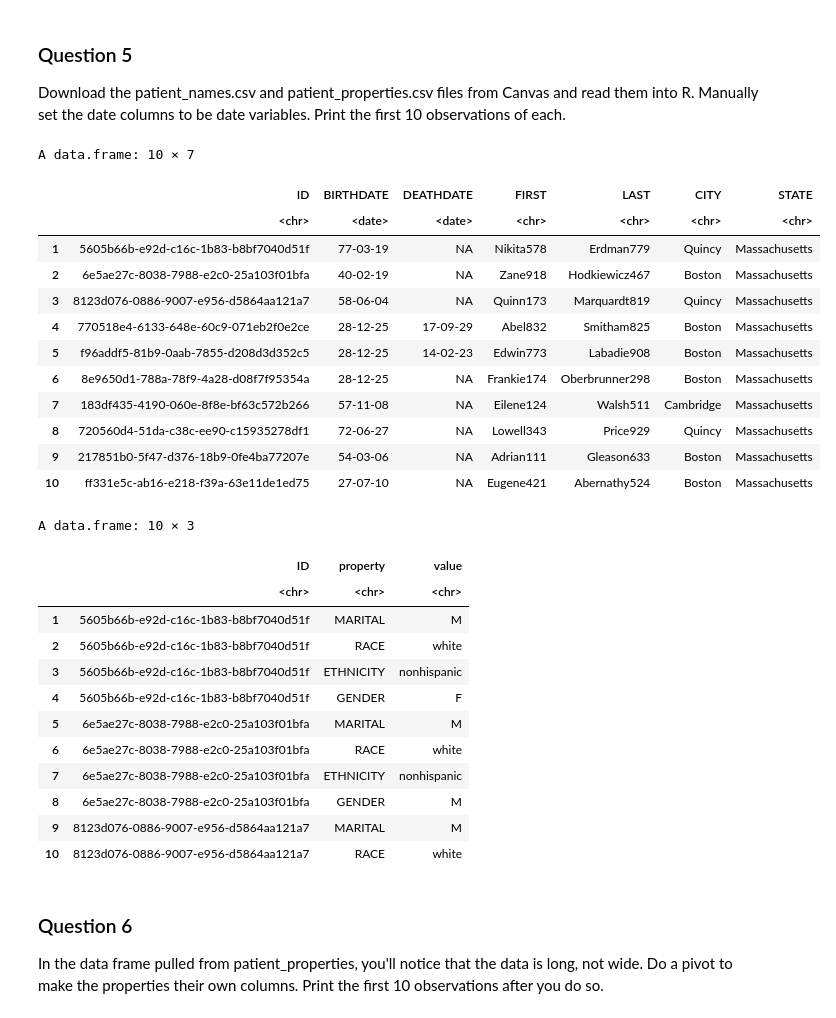
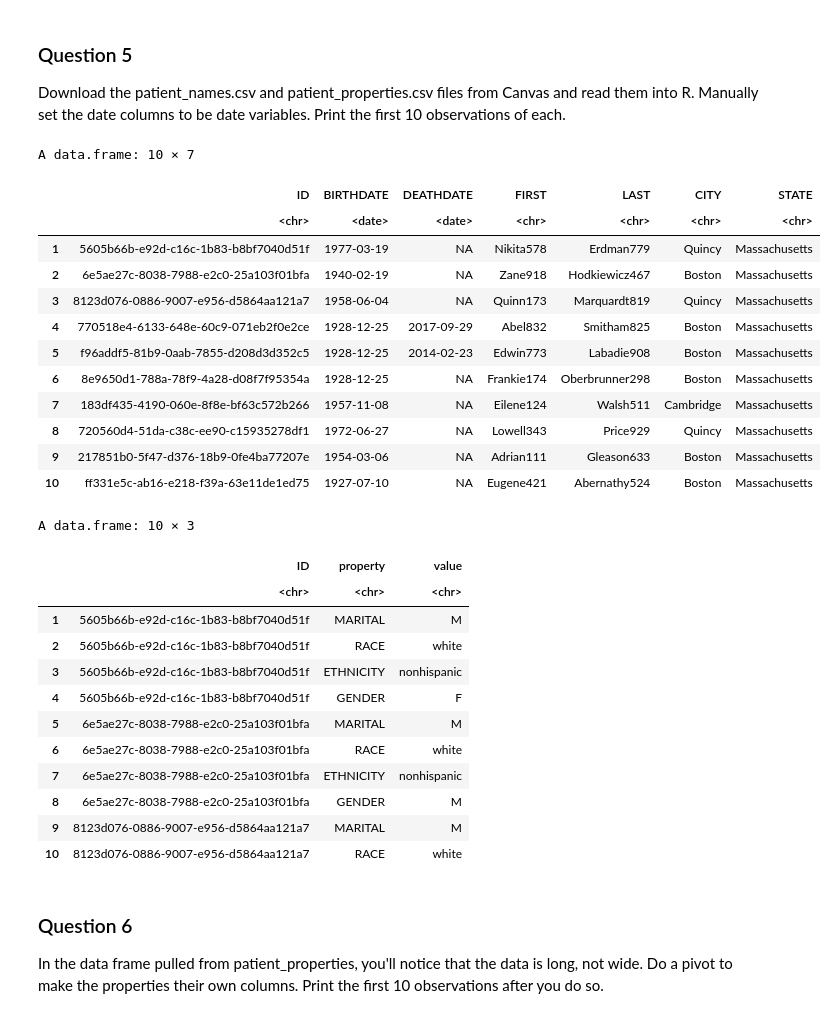
Before and after one commit to sunzhtracy/BIOS512, a Jupyter notebook: hw_3/BIOS512_HW3.ipynb, the cells around one changed output. Saved outputs shown, nothing was run; the diff lists cells and outputs as text; code cells hidden in the pictures.

```diff
--- a/hw_3/BIOS512_HW3.ipynb
+++ b/hw_3/BIOS512_HW3.ipynb
@@ -93,24 +93,34 @@ Download the patient_names.csv and patient_properties.csv files from Canvas and
 # %%
 patient_names <- read.csv("patient_names.csv", stringsAsFactors = FALSE)
 patient_properties <- read.csv("patient_properties.csv", stringsAsFactors = FALSE)
-patient_names$BIRTHDATE <- as.Date(patient_names$BIRTHDATE, format = "%m/%d/%Y")
-patient_names$DEATHDATE <- as.Date(patient_names$DEATHDATE, format = "%m/%d/%Y")
+patient_names$BIRTHDATE <- as.Date(patient_names$BIRTHDATE, format = "%m/%d/%y")
+patient_names$DEATHDATE <- as.Date(patient_names$DEATHDATE, format = "%m/%d/%y")
+
+patient_names$BIRTHDATE[!is.na(patient_names$BIRTHDATE) &
+                        patient_names$BIRTHDATE > Sys.Date()] <-
+  patient_names$BIRTHDATE[!is.na(patient_names$BIRTHDATE) &
+                          patient_names$BIRTHDATE > Sys.Date()] - 36525
+
+patient_names$DEATHDATE[!is.na(patient_names$DEATHDATE) &
+                        patient_names$DEATHDATE > Sys.Date()] <-
+  patient_names$DEATHDATE[!is.na(patient_names$DEATHDATE) &
+                          patient_names$DEATHDATE > Sys.Date()] - 36525
 head(patient_names, 10)
 head(patient_properties, 10)
 # %% [output]
 A data.frame: 10 × 7
 |  | ID | BIRTHDATE | DEATHDATE | FIRST | LAST | CITY | STATE |
 |  | <chr> | <date> | <date> | <chr> | <chr> | <chr> | <chr> |
-| 1 | 5605b66b-e92d-c16c-1b83-b8bf7040d51f | 77-03-19 | NA | Nikita578 | Erdman779 | Quincy | Massachusetts |
-| 2 | 6e5ae27c-8038-7988-e2c0-25a103f01bfa | 40-02-19 | NA | Zane918 | Hodkiewicz467 | Boston | Massachusetts |
-| 3 | 8123d076-0886-9007-e956-d5864aa121a7 | 58-06-04 | NA | Quinn173 | Marquardt819 | Quincy | Massachusetts |
-| 4 | 770518e4-6133-648e-60c9-071eb2f0e2ce | 28-12-25 | 17-09-29 | Abel832 | Smitham825 | Boston | Massachusetts |
-| 5 | f96addf5-81b9-0aab-7855-d208d3d352c5 | 28-12-25 | 14-02-23 | Edwin773 | Labadie908 | Boston | Massachusetts |
-| 6 | 8e9650d1-788a-78f9-4a28-d08f7f95354a | 28-12-25 | NA | Frankie174 | Oberbrunner298 | Boston | Massachusetts |
-| 7 | 183df435-4190-060e-8f8e-bf63c572b266 | 57-11-08 | NA | Eilene124 | Walsh511 | Cambridge | Massachusetts |
-| 8 | 720560d4-51da-c38c-ee90-c15935278df1 | 72-06-27 | NA | Lowell343 | Price929 | Quincy | Massachusetts |
-| 9 | 217851b0-5f47-d376-18b9-0fe4ba77207e | 54-03-06 | NA | Adrian111 | Gleason633 | Boston | Massachusetts |
-| 10 | ff331e5c-ab16-e218-f39a-63e11de1ed75 | 27-07-10 | NA | Eugene421 | Abernathy524 | Boston | Massachusetts |
+| 1 | 5605b66b-e92d-c16c-1b83-b8bf7040d51f | 1977-03-19 | NA | Nikita578 | Erdman779 | Quincy | Massachusetts |
+| 2 | 6e5ae27c-8038-7988-e2c0-25a103f01bfa | 1940-02-19 | NA | Zane918 | Hodkiewicz467 | Boston | Massachusetts |
+| 3 | 8123d076-0886-9007-e956-d5864aa121a7 | 1958-06-04 | NA | Quinn173 | Marquardt819 | Quincy | Massachusetts |
+| 4 | 770518e4-6133-648e-60c9-071eb2f0e2ce | 1928-12-25 | 2017-09-29 | Abel832 | Smitham825 | Boston | Massachusetts |
+| 5 | f96addf5-81b9-0aab-7855-d208d3d352c5 | 1928-12-25 | 2014-02-23 | Edwin773 | Labadie908 | Boston | Massachusetts |
+| 6 | 8e9650d1-788a-78f9-4a28-d08f7f95354a | 1928-12-25 | NA | Frankie174 | Oberbrunner298 | Boston | Massachusetts |
+| 7 | 183df435-4190-060e-8f8e-bf63c572b266 | 1957-11-08 | NA | Eilene124 | Walsh511 | Cambridge | Massachusetts |
+| 8 | 720560d4-51da-c38c-ee90-c15935278df1 | 1972-06-27 | NA | Lowell343 | Price929 | Quincy | Massachusetts |
+| 9 | 217851b0-5f47-d376-18b9-0fe4ba77207e | 1954-03-06 | NA | Adrian111 | Gleason633 | Boston | Massachusetts |
+| 10 | ff331e5c-ab16-e218-f39a-63e11de1ed75 | 1927-07-10 | NA | Eugene421 | Abernathy524 | Boston | Massachusetts |
 A data.frame: 10 × 3
 |  | ID | property | value |
 |  | <chr> | <chr> | <chr> |
```
Also changed, not shown: parts of 5 cells of this notebook, 1 other file.
